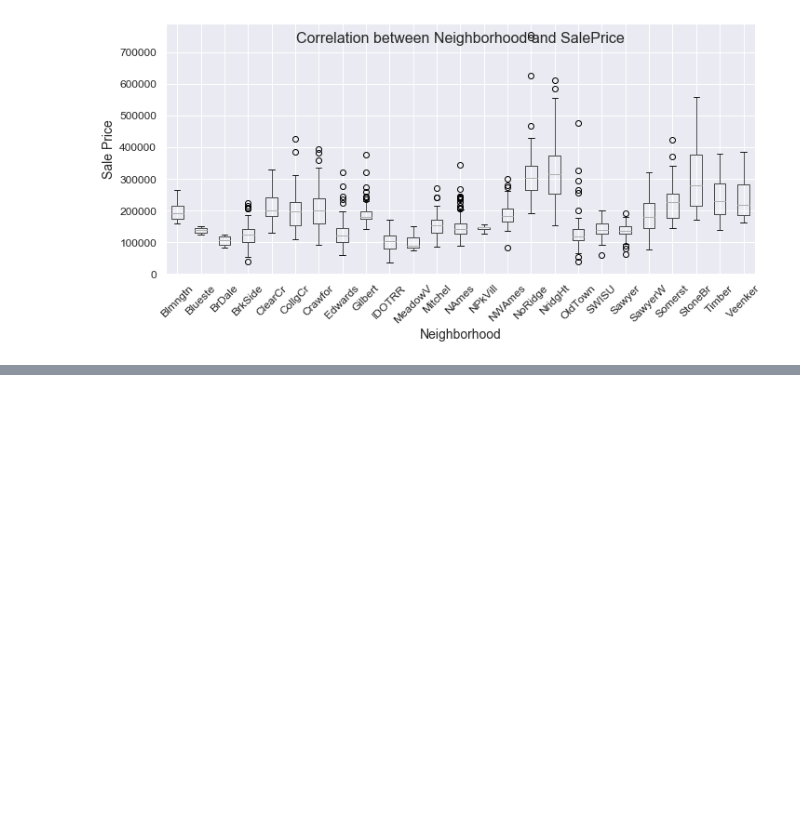
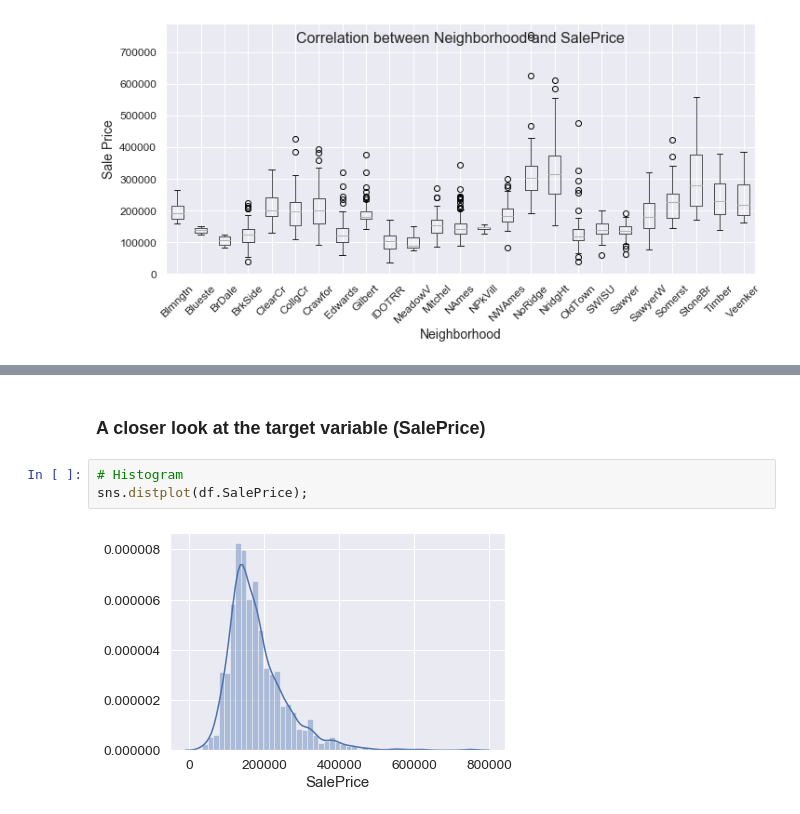
Before and after one commit to chibz3/Real_estate_investment, a Jupyter notebook: housing_prices.ipynb, the cells around one changed output, grey strips where cells are left out. Drawn from its saved outputs; the diff is of its cells as text; blank space fills up the shorter version.

```diff
--- a/housing_prices.ipynb
+++ b/housing_prices.ipynb
@@ -743,0 +878,7 @@ Text(0.5, 0.98, '')
+# %% [markdown]
+### A closer look at the target variable (SalePrice)
+# %%
+# Histogram
+sns.distplot(df.SalePrice);
+# %% [output]
+[figure, added]
```
Also changed, not shown: parts of 25 cells of this notebook.
